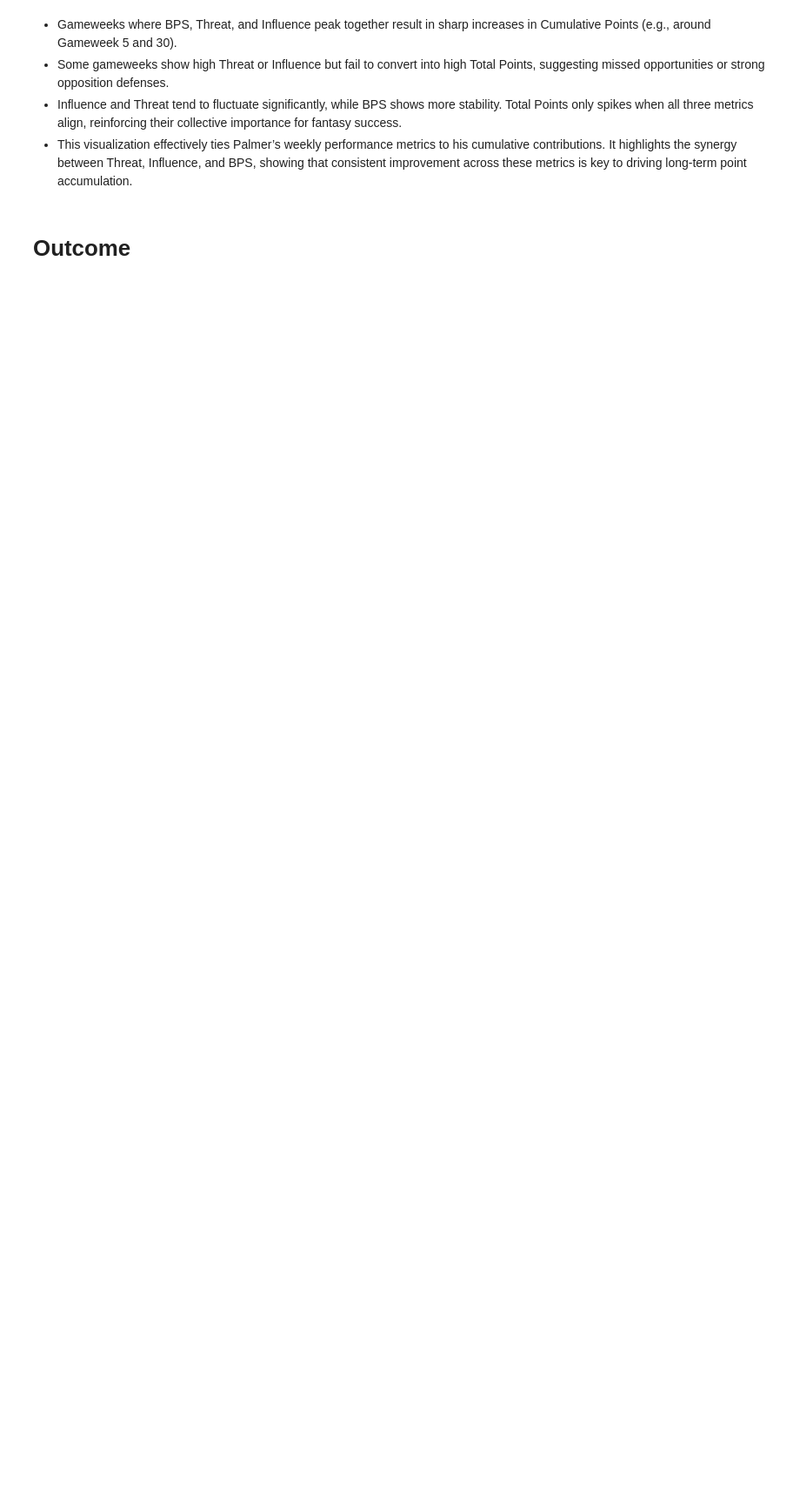
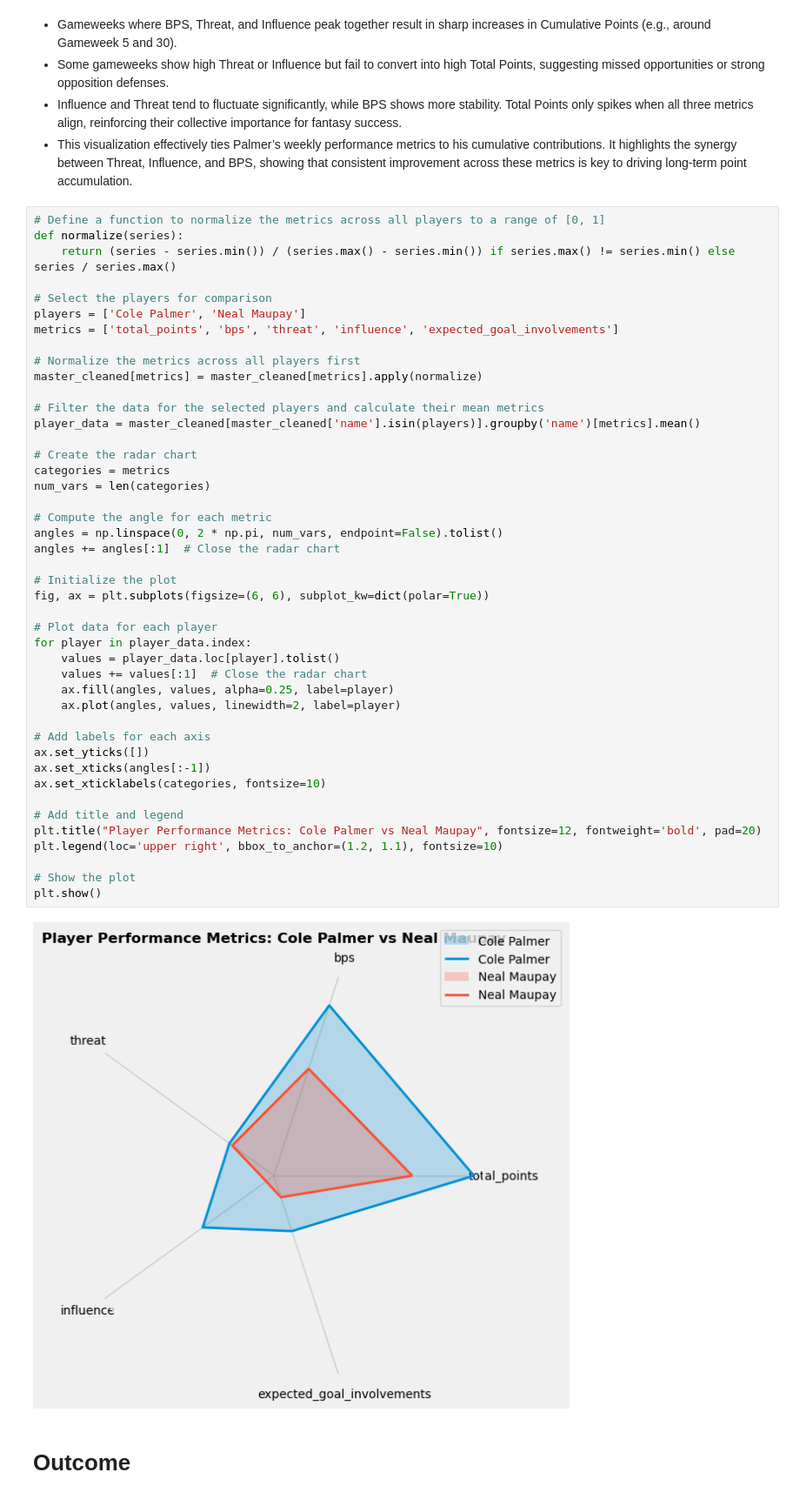
Before and after one commit to MahaFakhroo/D.R.E.A.M., a Jupyter notebook: Python Scripts/EDA_Visuals.ipynb, the cells around one changed output. Shown at 87% size. Saved outputs shown, nothing was run; the diff lists cells and outputs as text; blank space fills up the shorter version.

Commit message:
Player Comparison

```diff
--- a/Python Scripts/EDA_Visuals.ipynb
+++ b/Python Scripts/EDA_Visuals.ipynb
@@ -961,6 +961,52 @@ plt.show()
 - Some gameweeks show high Threat or Influence but fail to convert into high Total Points, suggesting missed opportunities or strong opposition defenses.
 - Influence and Threat tend to fluctuate significantly, while BPS shows more stability. Total Points only spikes when all three metrics align, reinforcing their collective importance for fantasy success.
 - This visualization effectively ties Palmer’s weekly performance metrics to his cumulative contributions. It highlights the synergy between Threat, Influence, and BPS, showing that consistent improvement across these metrics is key to driving long-term point accumulation.
+# %%
+# Define a function to normalize the metrics across all players to a range of [0, 1]
+def normalize(series):
+    return (series - series.min()) / (series.max() - series.min()) if series.max() != series.min() else series / series.max()
+
+# Select the players for comparison
+players = ['Cole Palmer', 'Neal Maupay']
+metrics = ['total_points', 'bps', 'threat', 'influence', 'expected_goal_involvements']
+
+# Normalize the metrics across all players first
+master_cleaned[metrics] = master_cleaned[metrics].apply(normalize)
+
+# Filter the data for the selected players and calculate their mean metrics
+player_data = master_cleaned[master_cleaned['name'].isin(players)].groupby('name')[metrics].mean()
+
+# Create the radar chart
+categories = metrics
+num_vars = len(categories)
+
+# Compute the angle for each metric
+angles = np.linspace(0, 2 * np.pi, num_vars, endpoint=False).tolist()
+angles += angles[:1]  # Close the radar chart
+
+# Initialize the plot
+fig, ax = plt.subplots(figsize=(6, 6), subplot_kw=dict(polar=True))
+
+# Plot data for each player
+for player in player_data.index:
+    values = player_data.loc[player].tolist()
+    values += values[:1]  # Close the radar chart
+    ax.fill(angles, values, alpha=0.25, label=player)
+    ax.plot(angles, values, linewidth=2, label=player)
+
+# Add labels for each axis
+ax.set_yticks([])
+ax.set_xticks(angles[:-1])
+ax.set_xticklabels(categories, fontsize=10)
+
+# Add title and legend
+plt.title("Player Performance Metrics: Cole Palmer vs Neal Maupay", fontsize=12, fontweight='bold', pad=20)
+plt.legend(loc='upper right', bbox_to_anchor=(1.2, 1.1), fontsize=10)
+
+# Show the plot
+plt.show()
+# %% [output]
+[figure, added]
 # %% [markdown]
 # Outcome
 # %% [markdown]
```
